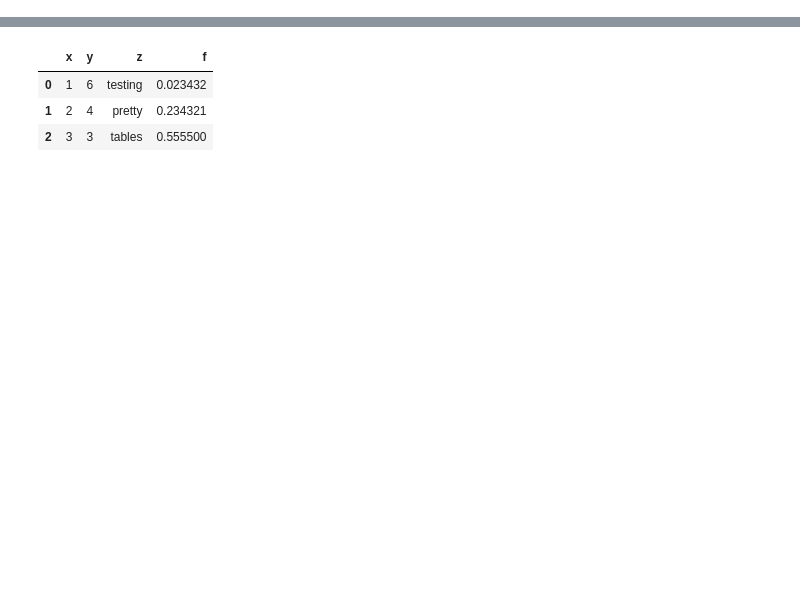
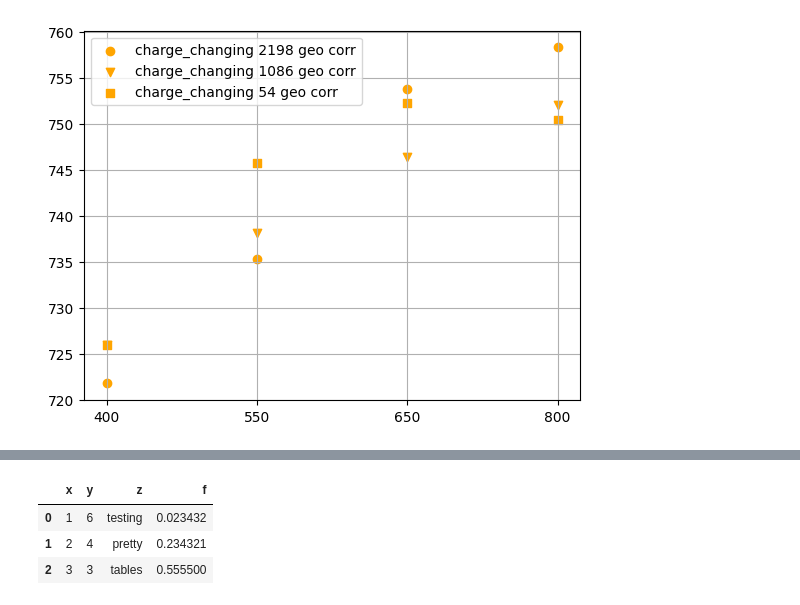
Before and after one commit to jenegger/r3bweek24_gsi, a Jupyter notebook: overview_cross_section.ipynb, the cells around one changed output, grey strips where cells are left out. Saved outputs shown, nothing was run; the diff lists cells and outputs as text; code cells hidden in the pictures; blank space fills up the shorter version.

```diff
--- a/overview_cross_section.ipynb
+++ b/overview_cross_section.ipynb
@@ -44,0 +112,9 @@ from ipywidgets import *
+# %%
+fig, ax = plt.subplots()
+ax.scatter(energy_vals,cc_geo_corr_2198_val,label="charge_changing 2198 geo corr",color='orange',marker="o")
+ax.scatter(energy_vals,cc_geo_corr_1086_val,label="charge_changing 1086 geo corr",color ='orange',marker="v")
+ax.scatter(energy_vals,cc_geo_corr_54_val,label="charge_changing 54 geo corr",color='orange',marker="s")
+ax.legend()
+ax.grid()
+# %% [output]
+[figure, added]
```
Also changed, not shown: parts of 5 cells of this notebook, 2 other files.
